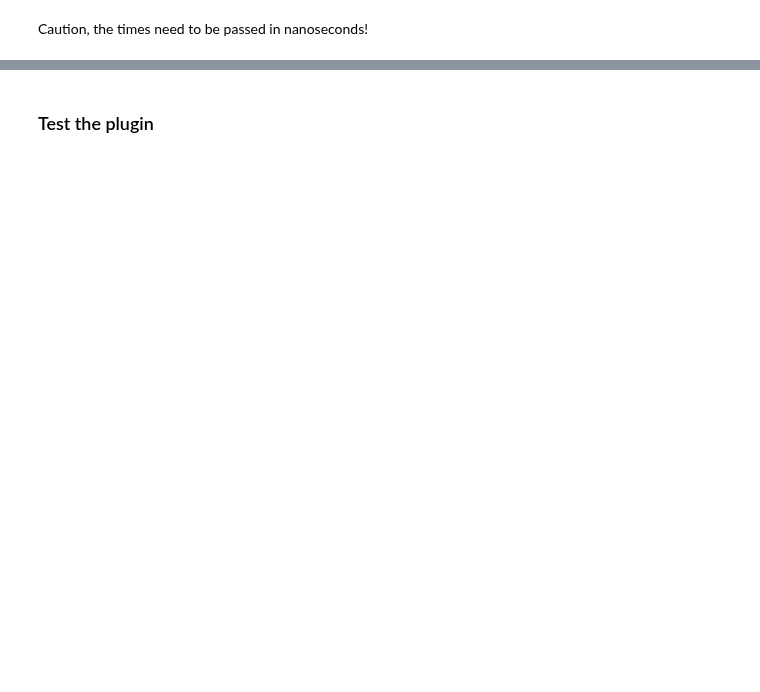
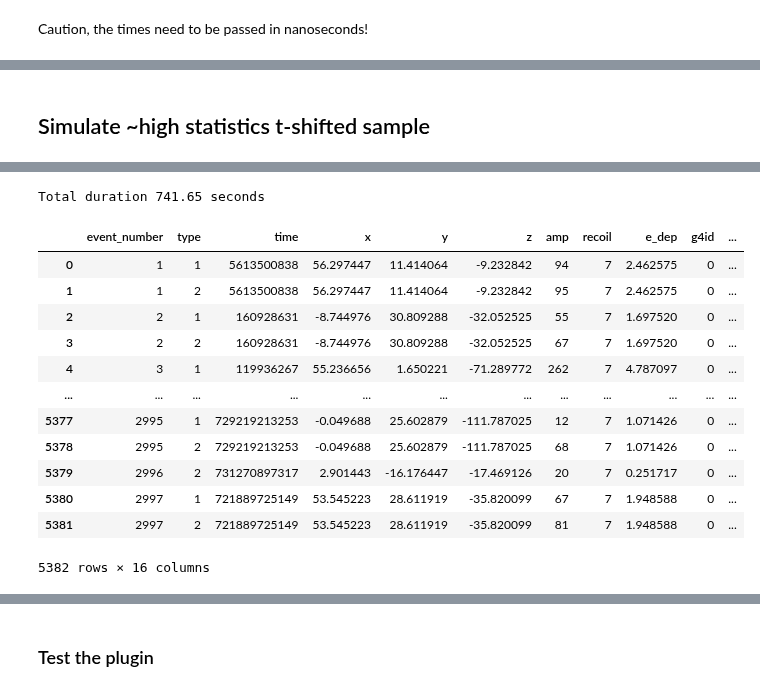
Before and after one commit to XENONnT/multimessenger, a Jupyter notebook: notebooks/SNAX-package_tutorial2-simulated_data.ipynb, the cells around one changed output, grey strips where cells are left out. Saved outputs shown, nothing was run; the diff lists cells and outputs as text; code cells hidden in the pictures; blank space fills up the shorter version.

```diff
--- a/notebooks/SNAX-package_tutorial2-simulated_data.ipynb
+++ b/notebooks/SNAX-package_tutorial2-simulated_data.ipynb
@@ -34,0 +33,2 @@ sampled_t = A.sample_data(N_events, dtype='time')
+# %%
+m = sn.Models("Nakazato_2013", index=5)
@@ -82,0 +88,2 @@ WARNING:strax:Option gain_model_mv not taken by any registered plugin
+# %% [markdown]
+## Simulate ~high statistics t-shifted sample
@@ -82,0 +94,8 @@ WARNING:strax:Option gain_model_mv not taken by any registered plugin
+# %%
+instr = m.generate_instructions(energy_deposition=sampled_Er,
+                                timemode="shifted",
+                                n_tot=N_events, nc=nc, fmap=field_map)
+df = pd.DataFrame(instr)
+print(f"Total duration {np.ptp(df['time'])*1e-9:.2f} seconds")
+df
+# %% [output]
@@ -82,0 +104,14 @@ WARNING:strax:Option gain_model_mv not taken by any registered plugin
+Total duration 741.65 seconds
+|  | event_number | type | time | x | y | z | amp | recoil | e_dep | g4id | ... |
+| 0 | 1 | 1 | 5613500838 | 56.297447 | 11.414064 | -9.232842 | 94 | 7 | 2.462575 | 0 | ... |
+| 1 | 1 | 2 | 5613500838 | 56.297447 | 11.414064 | -9.232842 | 95 | 7 | 2.462575 | 0 | ... |
+| 2 | 2 | 1 | 160928631 | -8.744976 | 30.809288 | -32.052525 | 55 | 7 | 1.697520 | 0 | ... |
+| 3 | 2 | 2 | 160928631 | -8.744976 | 30.809288 | -32.052525 | 67 | 7 | 1.697520 | 0 | ... |
+| 4 | 3 | 1 | 119936267 | 55.236656 | 1.650221 | -71.289772 | 262 | 7 | 4.787097 | 0 | ... |
+| ... | ... | ... | ... | ... | ... | ... | ... | ... | ... | ... | ... |
+| 5377 | 2995 | 1 | 729219213253 | -0.049688 | 25.602879 | -111.787025 | 12 | 7 | 1.071426 | 0 | ... |
+| 5378 | 2995 | 2 | 729219213253 | -0.049688 | 25.602879 | -111.787025 | 68 | 7 | 1.071426 | 0 | ... |
+| 5379 | 2996 | 2 | 731270897317 | 2.901443 | -16.176447 | -17.469126 | 20 | 7 | 0.251717 | 0 | ... |
+| 5380 | 2997 | 1 | 721889725149 | 53.545223 | 28.611919 | -35.820099 | 67 | 7 | 1.948588 | 0 | ... |
+| 5381 | 2997 | 2 | 721889725149 | 53.545223 | 28.611919 | -35.820099 | 81 | 7 | 1.948588 | 0 | ... |
+5382 rows × 16 columns
```
Also changed, not shown: parts of 36 cells of this notebook.
